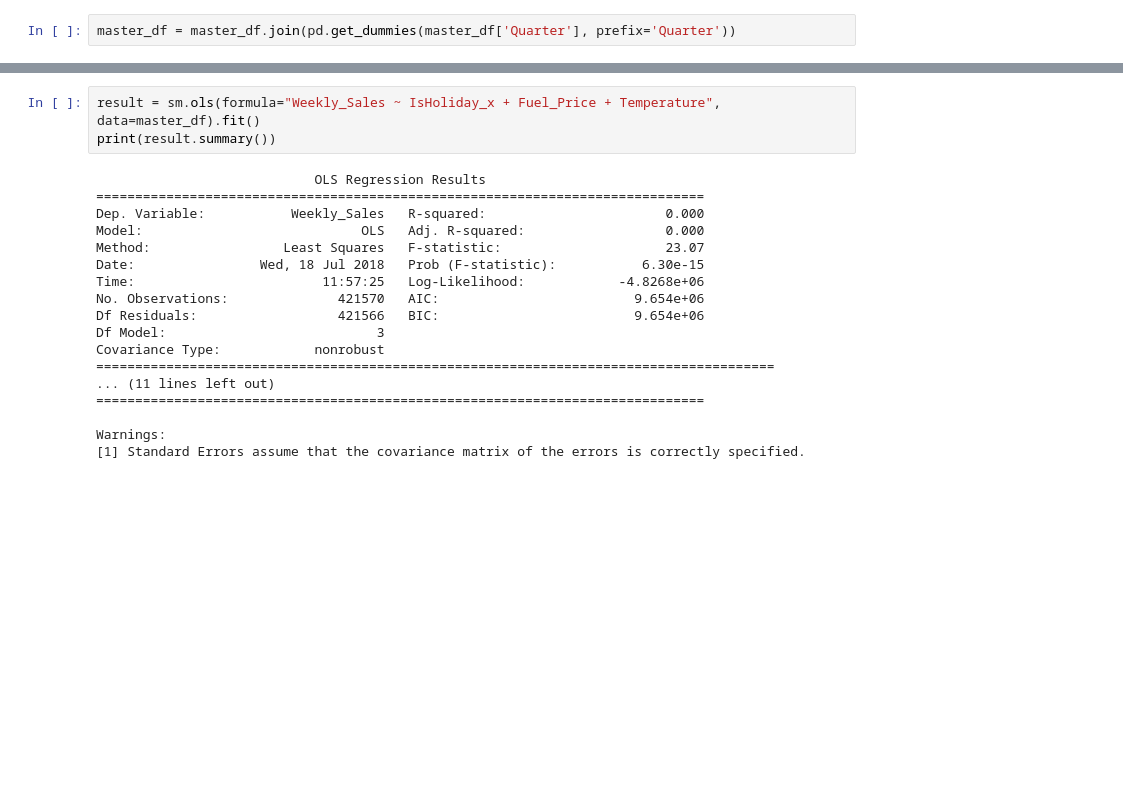
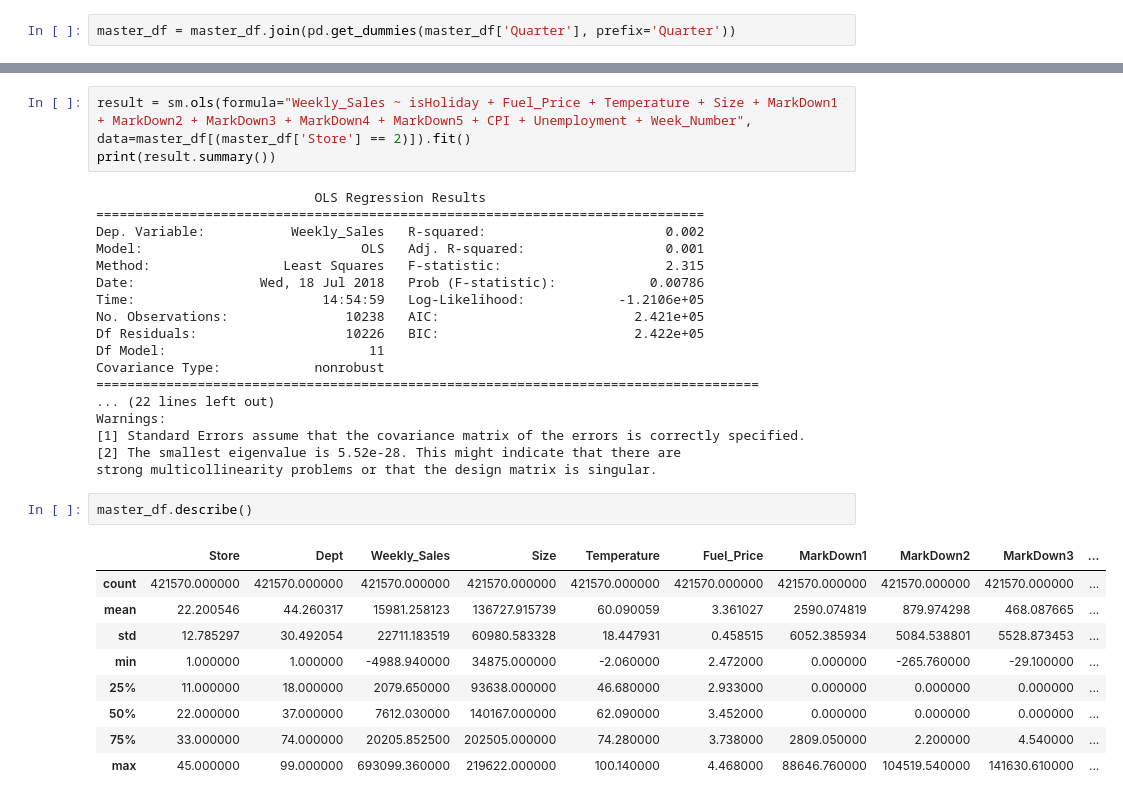
Before and after one commit to digitalhuman-kp/walmart, a Jupyter notebook: data_clean_v1.ipynb, the cells around one changed output, grey strips where cells are left out. Saved outputs shown, nothing was run; the diff lists cells and outputs as text; blank space fills up the shorter version.

```diff
--- a/data_clean_v1.ipynb
+++ b/data_clean_v1.ipynb
@@ -61,21 +62,33 @@ master_df.head()
 # %%
-result = sm.ols(formula="Weekly_Sales ~ IsHoliday_x + Fuel_Price + Temperature", data=master_df).fit()
+result = sm.ols(formula="Weekly_Sales ~ isHoliday + Fuel_Price + Temperature + Size + MarkDown1 + MarkDown2 + MarkDown3 + MarkDown4 + MarkDown5 + CPI + Unemployment + Week_Number", data=master_df[(master_df['Store'] == 2)]).fit()
 print(result.summary())
 # %% [output]
                             OLS Regression Results
 ==============================================================================
-Dep. Variable:           Weekly_Sales   R-squared:                       0.000
-Model:                            OLS   Adj. R-squared:                  0.000
-Method:                 Least Squares   F-statistic:                     23.07
-Date:                Wed, 18 Jul 2018   Prob (F-statistic):           6.30e-15
-Time:                        11:57:25   Log-Likelihood:            -4.8268e+06
-No. Observations:              421570   AIC:                         9.654e+06
-Df Residuals:                  421566   BIC:                         9.654e+06
-Df Model:                           3
+Dep. Variable:           Weekly_Sales   R-squared:                       0.002
+Model:                            OLS   Adj. R-squared:                  0.001
+Method:                 Least Squares   F-statistic:                     2.315
+Date:                Wed, 18 Jul 2018   Prob (F-statistic):            0.00786
+Time:                        14:54:59   Log-Likelihood:            -1.2106e+05
+No. Observations:               10238   AIC:                         2.421e+05
+Df Residuals:                   10226   BIC:                         2.422e+05
+Df Model:                          11
 Covariance Type:            nonrobust
-=======================================================================================
-... (11 lines left out)
-==============================================================================
-
+=====================================================================================
+... (22 lines left out)
 Warnings:
 [1] Standard Errors assume that the covariance matrix of the errors is correctly specified.
+[2] The smallest eigenvalue is 5.52e-28. This might indicate that there are
+strong multicollinearity problems or that the design matrix is singular.
+# %%
+master_df.describe()
+# %% [output]
+|  | Store | Dept | Weekly_Sales | Size | Temperature | Fuel_Price | MarkDown1 | MarkDown2 | MarkDown3 | ... |
+| count | 421570.000000 | 421570.000000 | 421570.000000 | 421570.000000 | 421570.000000 | 421570.000000 | 421570.000000 | 421570.000000 | 421570.000000 | ... |
+| mean | 22.200546 | 44.260317 | 15981.258123 | 136727.915739 | 60.090059 | 3.361027 | 2590.074819 | 879.974298 | 468.087665 | ... |
+| std | 12.785297 | 30.492054 | 22711.183519 | 60980.583328 | 18.447931 | 0.458515 | 6052.385934 | 5084.538801 | 5528.873453 | ... |
+| min | 1.000000 | 1.000000 | -4988.940000 | 34875.000000 | -2.060000 | 2.472000 | 0.000000 | -265.760000 | -29.100000 | ... |
+| 25% | 11.000000 | 18.000000 | 2079.650000 | 93638.000000 | 46.680000 | 2.933000 | 0.000000 | 0.000000 | 0.000000 | ... |
+| 50% | 22.000000 | 37.000000 | 7612.030000 | 140167.000000 | 62.090000 | 3.452000 | 0.000000 | 0.000000 | 0.000000 | ... |
+| 75% | 33.000000 | 74.000000 | 20205.852500 | 202505.000000 | 74.280000 | 3.738000 | 2809.050000 | 2.200000 | 4.540000 | ... |
+| max | 45.000000 | 99.000000 | 693099.360000 | 219622.000000 | 100.140000 | 4.468000 | 88646.760000 | 104519.540000 | 141630.610000 | ... |
```
Also changed, not shown: parts of 5 cells of this notebook.
